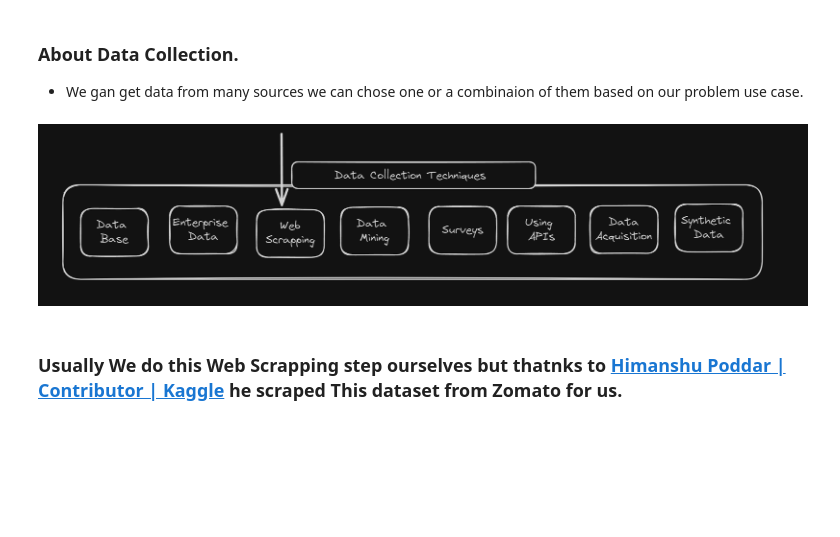
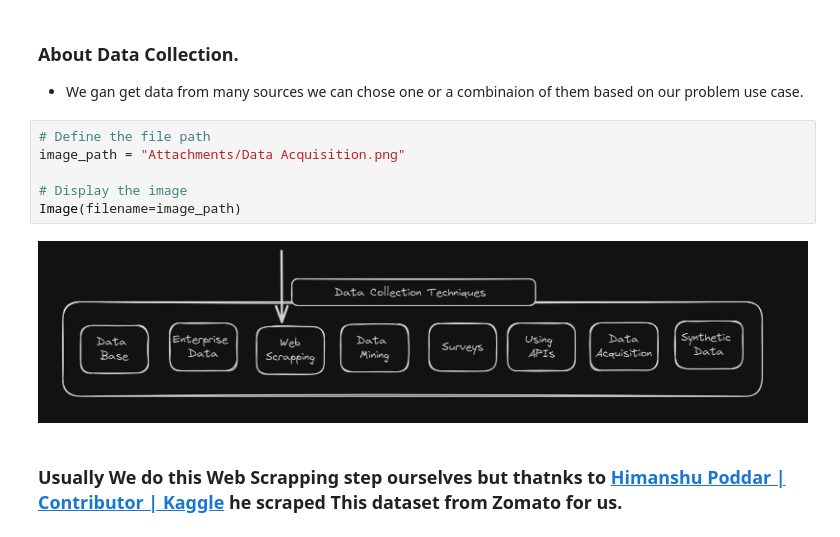
Before and after one commit to Abdallahelraey/Food-Market-Analysis, a Jupyter notebook: Data_Preperation.ipynb, the cells around one changed output. Saved outputs shown, nothing was run; the diff lists cells and outputs as text; blank space fills up the shorter version.

```diff
--- a/Data_Preperation.ipynb
+++ b/Data_Preperation.ipynb
@@ -52,8 +53,14 @@ from scipy.stats import zscore
 # %% [markdown]
 ### About Data Collection.
 - We gan get data from many sources we can chose one or a combinaion of them based on our problem use case.
-# %% [markdown]
-![Screenshot 2024-02-02 193414.png](<attachment:Screenshot 2024-02-02 193414.png>)
+# %%
+# Define the file path
+image_path = "Attachments/Data Acquisition.png"
+
+# Display the image
+Image(filename=image_path)
+# %% [output]
+[figure, added]
 # %% [markdown]
 ### Usually We do this **Web Scrapping** step ourselves but thatnks to [Himanshu Poddar | Contributor | Kaggle](https://www.kaggle.com/himanshupoddar/datasets) he scraped This dataset from Zomato for us.
 # %%
```
Also changed, not shown: parts of 3 cells of this notebook.
